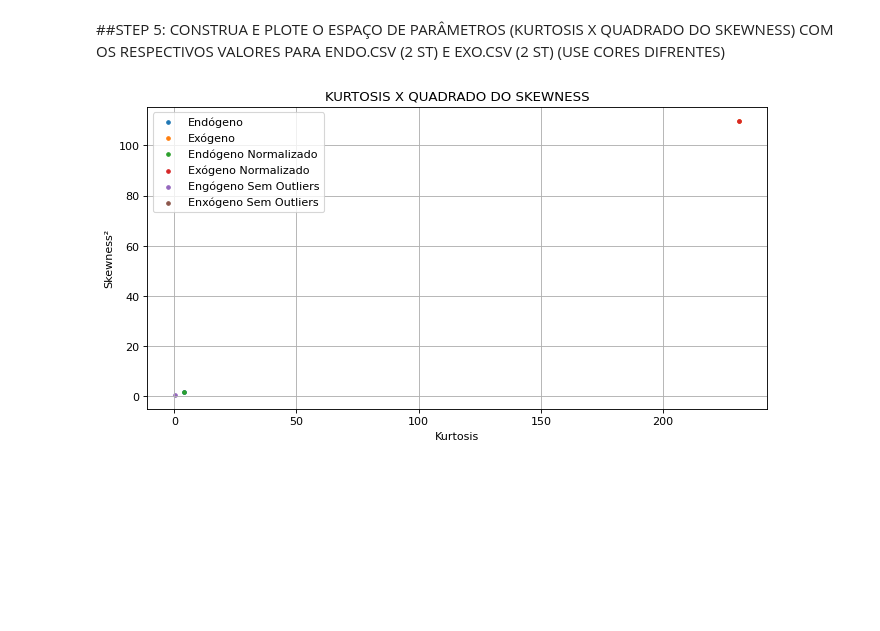
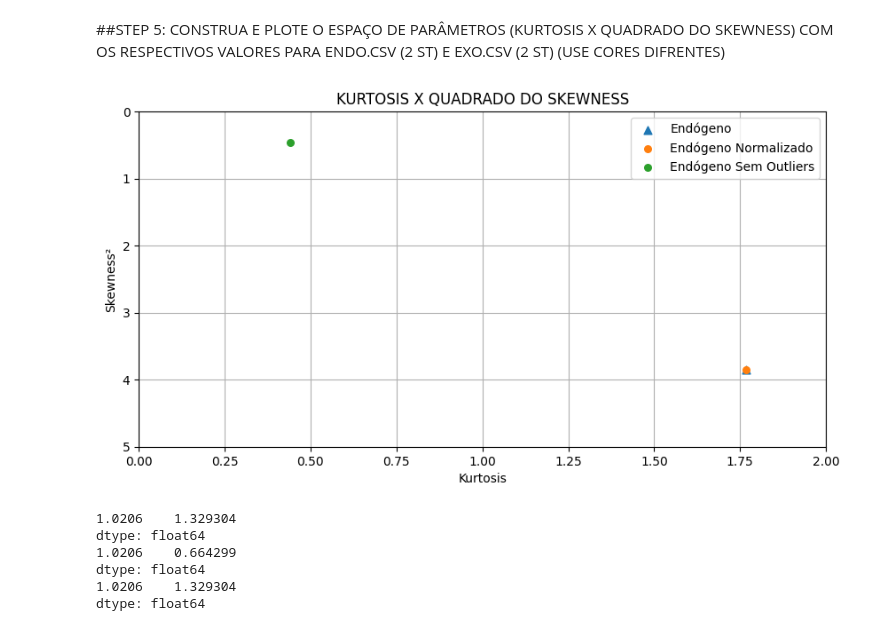
Before and after one commit to barauna-lo/Computational_Statistics, a Jupyter notebook: HandsOn_09/CAP417_HandsOn09_Barauna.ipynb, the cells around one changed output. Drawn from its saved outputs; the diff is of its cells as text; code cells hidden in the pictures; blank space fills up the shorter version.

```diff
--- a/HandsOn_09/CAP417_HandsOn09_Barauna.ipynb
+++ b/HandsOn_09/CAP417_HandsOn09_Barauna.ipynb
@@ -56,16 +57,16 @@ dx=dfendo
 dy=dfexo
 
 plt.subplot(2,1,1)
-dx=(dx - np.mean(dx))/np.std(dx) #Exógeno Normalizado
-plt.plot(dx, linewidth=0.6)
+end_norm = (dx - np.mean(dx))/np.std(dx) #Exógeno Normalizado
+plt.plot(end_norm, linewidth=0.6)
 plt.xlabel('time steps (n)')
 plt.ylabel('A(n)', fontsize='large')
 plt.title('Série Endógena')
 plt.grid()
 
 plt.subplot(2,1,2)
-dy=(dy - np.mean(dy))/np.std(dy) #Endógeno Normalizado
-plt.plot(dy, linewidth=0.6)
+exo_norm=(dy - np.mean(dy))/np.std(dy) #Endógeno Normalizado
+plt.plot(exo_norm, linewidth=0.6)
 plt.xlabel('time steps (n)')
 plt.ylabel('A(n)', fontsize='large')
 plt.title('Série Exógena')
@@ -82,21 +83,21 @@ from matplotlib.pyplot import figure
 
 ### ENDO ###
 #Identificação de σ
-sigma_endo = float(np.std(dx))
+sigma_endo = float(np.std(end_norm))
 #Remoção de 3σ
-dx1 = dx[(dx <= 3*sigma_endo)]
+end_remov = end_norm[(end_norm <= 3*sigma_endo)]
 
 ### EXO ###
 #Identificação de σ
 sigma_exo = float(np.std(dy))
 #Remoção de 3σ
-dy1 = dy[(dy <= 3*sigma_exo)]
+exo_remov = exo_norm[(exo_norm <= 3*sigma_exo)]
 #https://stackoverflow.com/questions/41800424/remove-rows-in-python-less-than-a-certain-value
 
 
 figure(figsize=(15,10),dpi=80)
 plt.subplot(2,1,1)
-plt.plot(dx1, color="C0", linewidth=0.6,label='Endo')
+plt.plot(end_remov, color="C0", linewidth=0.6,label='Endo')
 plt.xlabel('time steps (n)')
 plt.ylabel('A(n)', fontsize='large')
 plt.axhline(y=3*sigma_endo,color='C1',label='3σ')
@@ -106,7 +107,7 @@ plt.grid()
 plt.legend()
 
 plt.subplot(2,1,2)
-plt.plot(dy1, color="C0", linewidth=0.6,label='Exo')
+plt.plot(exo_remov, color="C0", linewidth=0.6,label='Exo')
 plt.xlabel('time steps (n)')
 plt.ylabel('A(n)', fontsize='large')
 plt.axhline(y=3*sigma_exo,color='C1',label='3σ')
@@ -214,19 +233,40 @@ Pearson Kurtosis = [nan]
 ##STEP 5:
 CONSTRUA E PLOTE O ESPAÇO DE PARÂMETROS (KURTOSIS X QUADRADO DO SKEWNESS) COM OS RESPECTIVOS VALORES PARA ENDO.CSV (2 ST) E EXO.CSV (2 ST) (USE CORES DIFRENTES)
 # %%
-size = 10
-figure(figsize=(10,5),dpi=80)
-plt.scatter(kurtosis(dfendo),skew(dfendo)**2,label='Endógeno'    ,s=size)
-plt.scatter(kurtosis(dfexo),skew(dfexo)**2,label='Exógeno'       ,s=size)
-plt.scatter(kurtosis(dx),skew(dx)**2,label='Endógeno Normalizado',s=size)
-plt.scatter(kurtosis(dy),skew(dy)**2,label='Exógeno Normalizado',s=size)
-plt.scatter(kurtosis(dx1),skew(dx1)**2,label='Engógeno Sem Outliers',s=size)
-plt.scatter(kurtosis(dy1),skew(dy1)**2,label='Enxógeno Sem Outliers',s=size)
+size = 30
+figure(figsize=(10,5),dpi=100)
+plt.scatter(dfendo.skew()**2
+           ,dfendo.kurtosis()
+           ,label='Endógeno'
+           ,marker='^'
+           ,s=40)
+
+plt.scatter(end_norm.skew()**2
+          ,(end_norm.kurtosis())
+          ,label='Endógeno Normalizado'
+          ,s=size)
+
+plt.scatter(end_remov.skew()**2
+           ,(end_remov.kurtosis())
+           ,label='Endógeno Sem Outliers'
+           ,s=size)
 plt.legend()
 plt.xlabel("Kurtosis")
 plt.ylabel("Skewness²")
 plt.title('KURTOSIS X QUADRADO DO SKEWNESS')
+plt.xlim(0,2)
+plt.ylim(5,0)
 plt.grid()
 plt.show()
 # %% [output]
-[figure, old version]
+[figure, new version]
+# %%
+print(end_norm.skew())
+print(end_remov.skew())
+# %% [output]
+1.0206    1.329304
+dtype: float64
+1.0206    0.664299
+dtype: float64
+1.0206    1.329304
+dtype: float64
```
Also changed, not shown: parts of 6 cells of this notebook.
